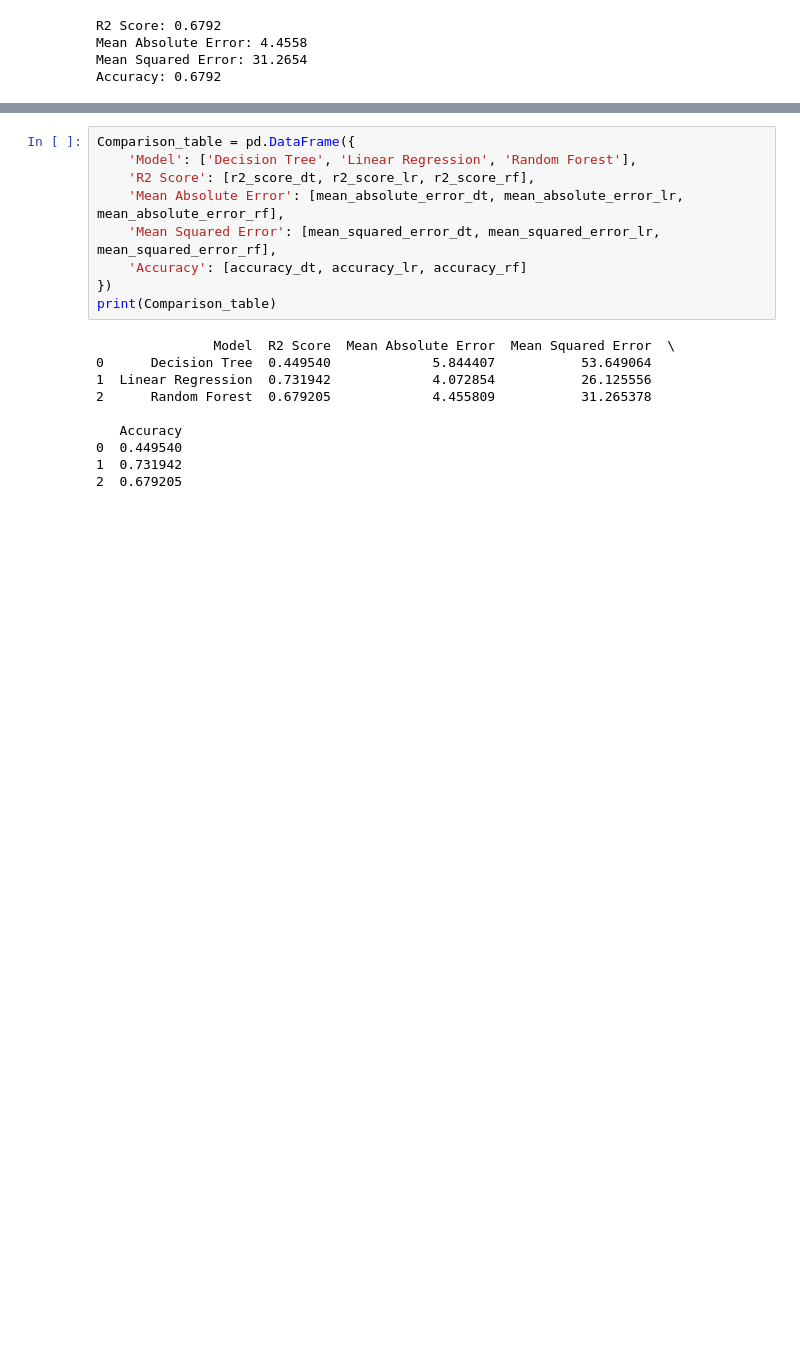
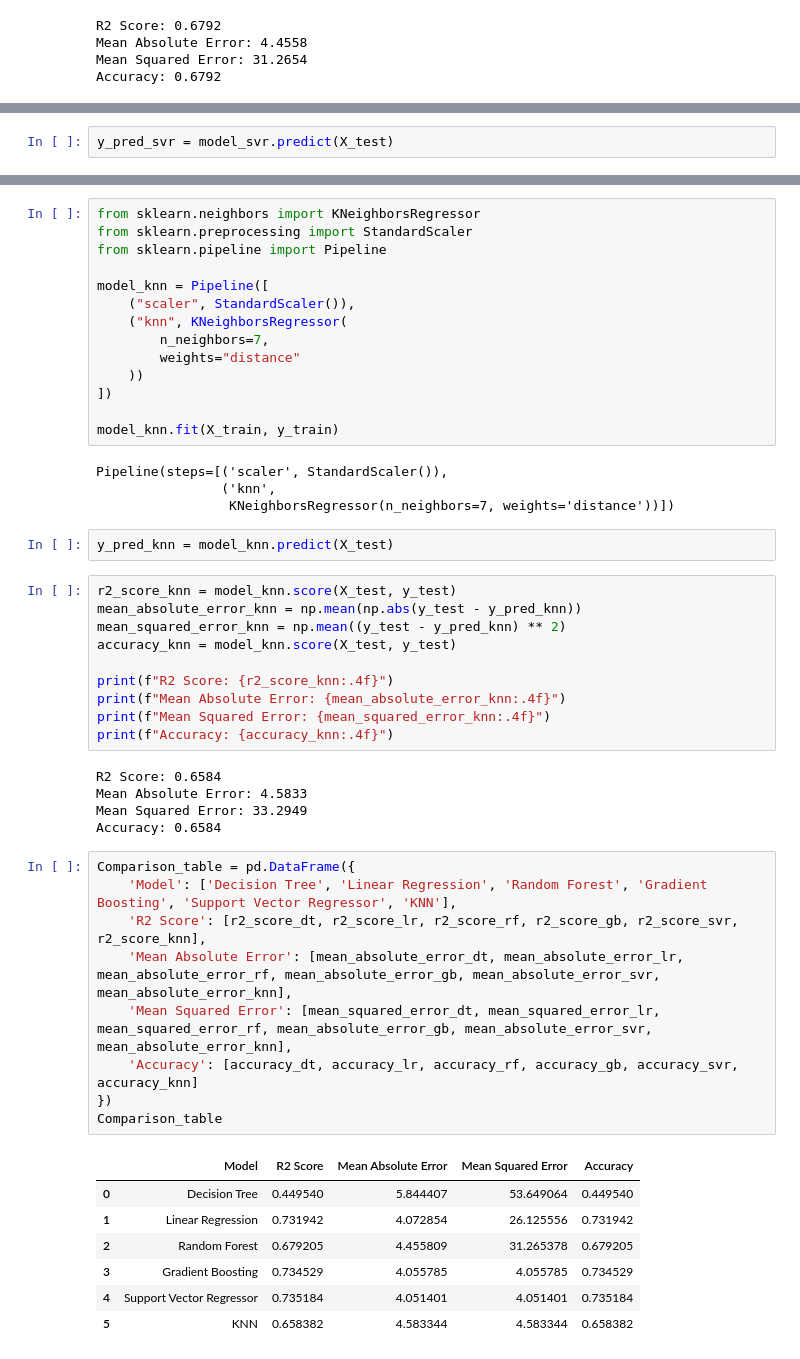
Before and after one commit to AyoAdeyemo/height_predictor, a Jupyter notebook: height_predict/height_predictor.ipynb, the cells around one changed output, grey strips where cells are left out. Cells and saved outputs as stored; diff of their text form; blank space fills up the shorter version.

```diff
--- a/height_predict/height_predictor.ipynb
+++ b/height_predict/height_predictor.ipynb
@@ -381,0 +465,2 @@ Accuracy: 0.6792
+# %%
+y_pred_svr = model_svr.predict(X_test)
@@ -382,21 +484,54 @@ Accuracy: 0.6792
+# %%
+from sklearn.neighbors import KNeighborsRegressor
+from sklearn.preprocessing import StandardScaler
+from sklearn.pipeline import Pipeline
+
+model_knn = Pipeline([
+    ("scaler", StandardScaler()),
+    ("knn", KNeighborsRegressor(
+        n_neighbors=7,
+        weights="distance"
+    ))
+])
+
+model_knn.fit(X_train, y_train)
+# %% [output]
+Pipeline(steps=[('scaler', StandardScaler()),
+                ('knn',
+                 KNeighborsRegressor(n_neighbors=7, weights='distance'))])
+# %%
+y_pred_knn = model_knn.predict(X_test)
+# %%
+r2_score_knn = model_knn.score(X_test, y_test)
+mean_absolute_error_knn = np.mean(np.abs(y_test - y_pred_knn))
+mean_squared_error_knn = np.mean((y_test - y_pred_knn) ** 2)
+accuracy_knn = model_knn.score(X_test, y_test)
+
+print(f"R2 Score: {r2_score_knn:.4f}")
+print(f"Mean Absolute Error: {mean_absolute_error_knn:.4f}")
+print(f"Mean Squared Error: {mean_squared_error_knn:.4f}")
+print(f"Accuracy: {accuracy_knn:.4f}")
+# %% [output]
+R2 Score: 0.6584
+Mean Absolute Error: 4.5833
+Mean Squared Error: 33.2949
+Accuracy: 0.6584
 # %%
 Comparison_table = pd.DataFrame({
-    'Model': ['Decision Tree', 'Linear Regression', 'Random Forest'],
-    'R2 Score': [r2_score_dt, r2_score_lr, r2_score_rf],
-    'Mean Absolute Error': [mean_absolute_error_dt, mean_absolute_error_lr, mean_absolute_error_rf],
-    'Mean Squared Error': [mean_squared_error_dt, mean_squared_error_lr, mean_squared_error_rf],
-    'Accuracy': [accuracy_dt, accuracy_lr, accuracy_rf]
+    'Model': ['Decision Tree', 'Linear Regression', 'Random Forest', 'Gradient Boosting', 'Support Vector Regressor', 'KNN'],
+    'R2 Score': [r2_score_dt, r2_score_lr, r2_score_rf, r2_score_gb, r2_score_svr, r2_score_knn],
+    'Mean Absolute Error': [mean_absolute_error_dt, mean_absolute_error_lr, mean_absolute_error_rf, mean_absolute_error_gb, mean_absolute_error_svr, mean_absolute_error_knn],
+    'Mean Squared Error': [mean_squared_error_dt, mean_squared_error_lr, mean_squared_error_rf, mean_absolute_error_gb, mean_absolute_error_svr, mean_absolute_error_knn],
+    'Accuracy': [accuracy_dt, accuracy_lr, accuracy_rf, accuracy_gb, accuracy_svr, accuracy_knn]
 })
-print(Comparison_table)
+Comparison_table
 # %% [output]
-               Model  R2 Score  Mean Absolute Error  Mean Squared Error  \
-0      Decision Tree  0.449540             5.844407           53.649064
-1  Linear Regression  0.731942             4.072854           26.125556
-2      Random Forest  0.679205             4.455809           31.265378
-
-   Accuracy
-0  0.449540
-1  0.731942
-2  0.679205
+|  | Model | R2 Score | Mean Absolute Error | Mean Squared Error | Accuracy |
+| 0 | Decision Tree | 0.449540 | 5.844407 | 53.649064 | 0.449540 |
+| 1 | Linear Regression | 0.731942 | 4.072854 | 26.125556 | 0.731942 |
+| 2 | Random Forest | 0.679205 | 4.455809 | 31.265378 | 0.679205 |
+| 3 | Gradient Boosting | 0.734529 | 4.055785 | 4.055785 | 0.734529 |
+| 4 | Support Vector Regressor | 0.735184 | 4.051401 | 4.051401 | 0.735184 |
+| 5 | KNN | 0.658382 | 4.583344 | 4.583344 | 0.658382 |
 # %%
 import joblib
```
Also changed, not shown: parts of 14 cells of this notebook, 2 other files.
